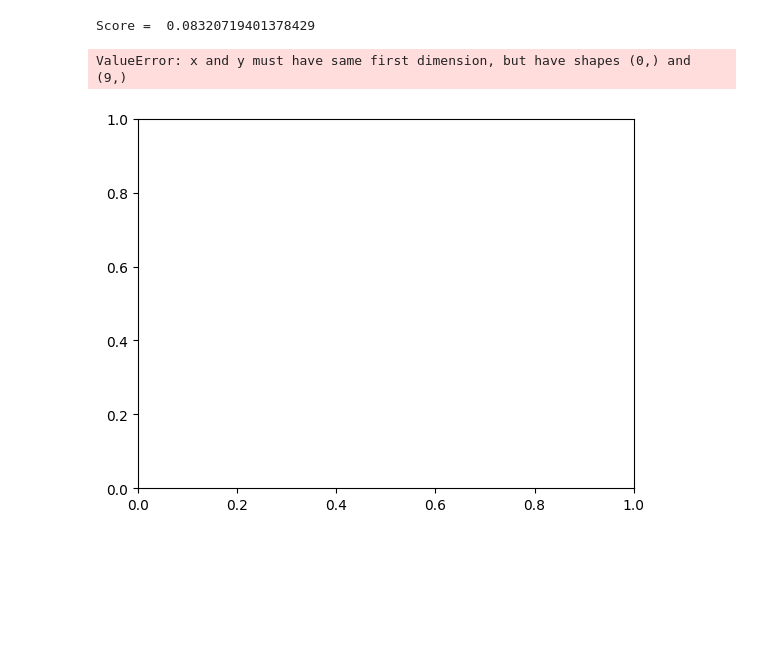
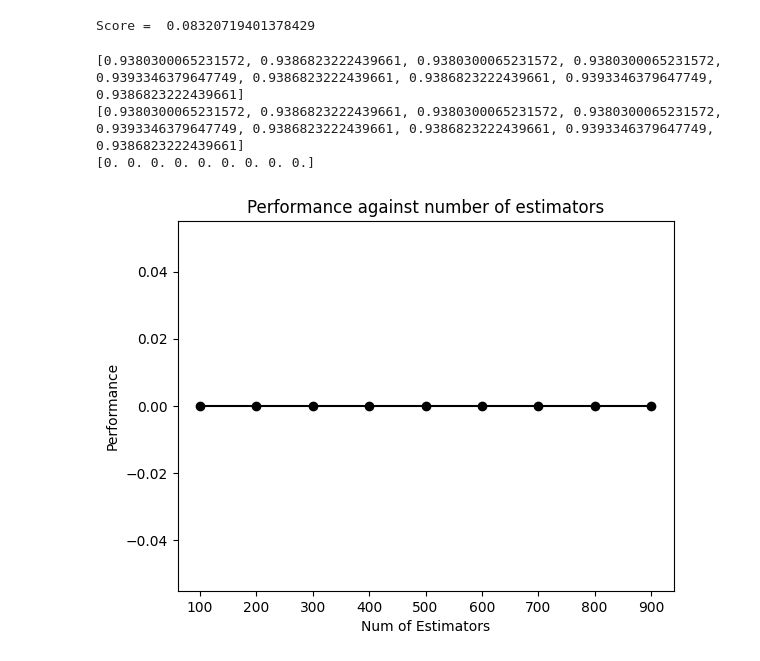
Before and after one commit to Ethan1456/StrokePredictor, a Jupyter notebook: predictor.ipynb, the cells around one changed output. Saved outputs shown, nothing was run; the diff lists cells and outputs as text; code cells hidden in the pictures; blank space fills up the shorter version.

Commit message:
for loop altered and plotted two graphs to show optimum number of estimators

```diff
--- a/predictor.ipynb
+++ b/predictor.ipynb
@@ -108,27 +108,37 @@ scoreList = []
 
 for n_estimators in range(100,1000,100):
     #declaring model and training model
-    rf = RandomForestClassifier(n_estimators=100)
+    rf = RandomForestClassifier(n_estimators)
     rf.fit(X_train,y_train)
     #predicting
     y_pred = rf.predict(X_test)
     #storing accuracy and r^2 valued
     accuracy = accuracy_score(y_test, y_pred)
-    score= rf.score(predictors,target)
+    score= rf.score(X_test,y_test)
+    print(accuracy)
+    print(score)
+
     #append to list
+    n_estimatorsList.append(n_estimators)
     accuracyList.append(accuracy)
     scoreList.append(score)
 # %%
 #plot graph
 import matplotlib.pyplot as plt
 import numpy as np
+print(accuracyList)
+print(scoreList)
 
-plt.plot(n_estimatorsList,accuracyList, label='Accuracy')
-plt.plot(n_estimatorsList, scoreList, label='Score')
+differenceList = np.array(scoreList) - np.array(accuracyList)
+print(differenceList)
+plt.plot(n_estimatorsList,differenceList, label='Accuracy',marker='o',color = 'black')
+
 plt.title('Performance against number of estimators')
 plt.xlabel('Num of Estimators')
 plt.ylabel('Performance')
 plt.show()
 # %% [output]
-ValueError: x and y must have same first dimension, but have shapes (0,) and (9,)
+[0.9380300065231572, 0.9386823222439661, 0.9380300065231572, 0.9380300065231572, 0.9393346379647749, 0.9386823222439661, 0.9386823222439661, 0.9393346379647749, 0.9386823222439661]
+[0.9380300065231572, 0.9386823222439661, 0.9380300065231572, 0.9380300065231572, 0.9393346379647749, 0.9386823222439661, 0.9386823222439661, 0.9393346379647749, 0.9386823222439661]
+[0. 0. 0. 0. 0. 0. 0. 0. 0.]
-[figure, old version]
+[figure, new version]
```
